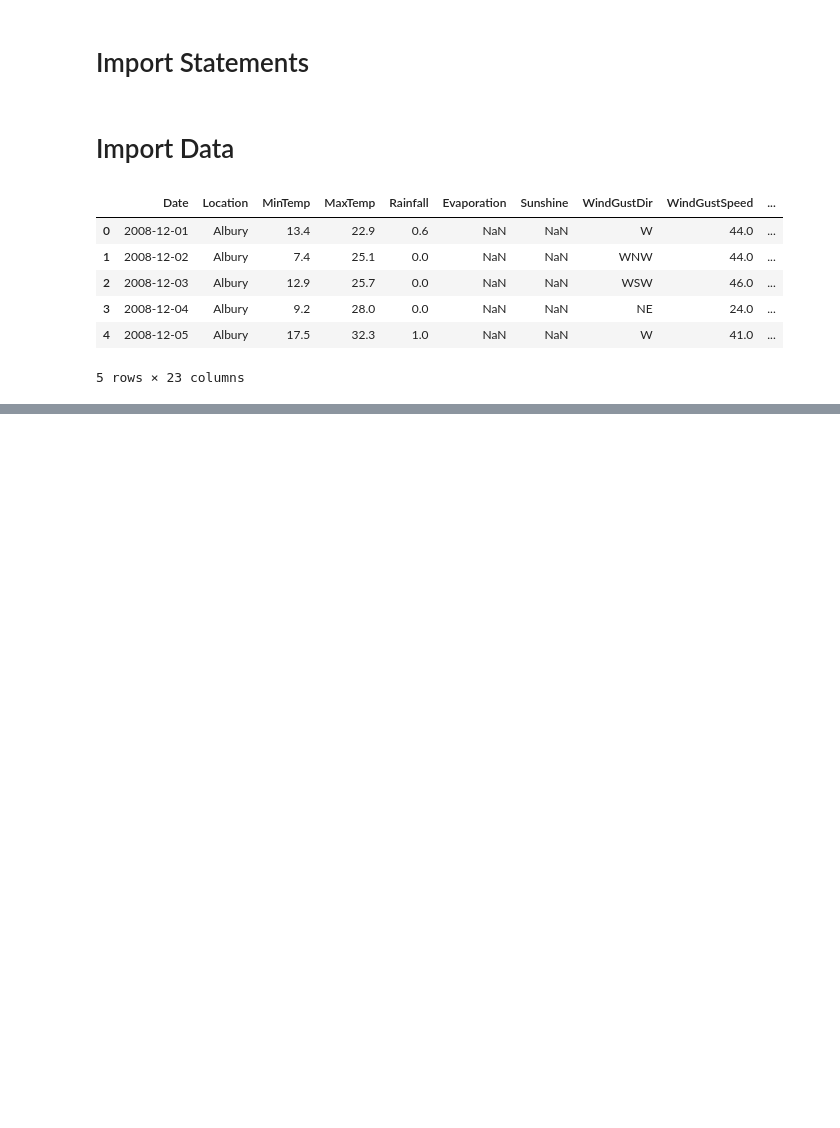
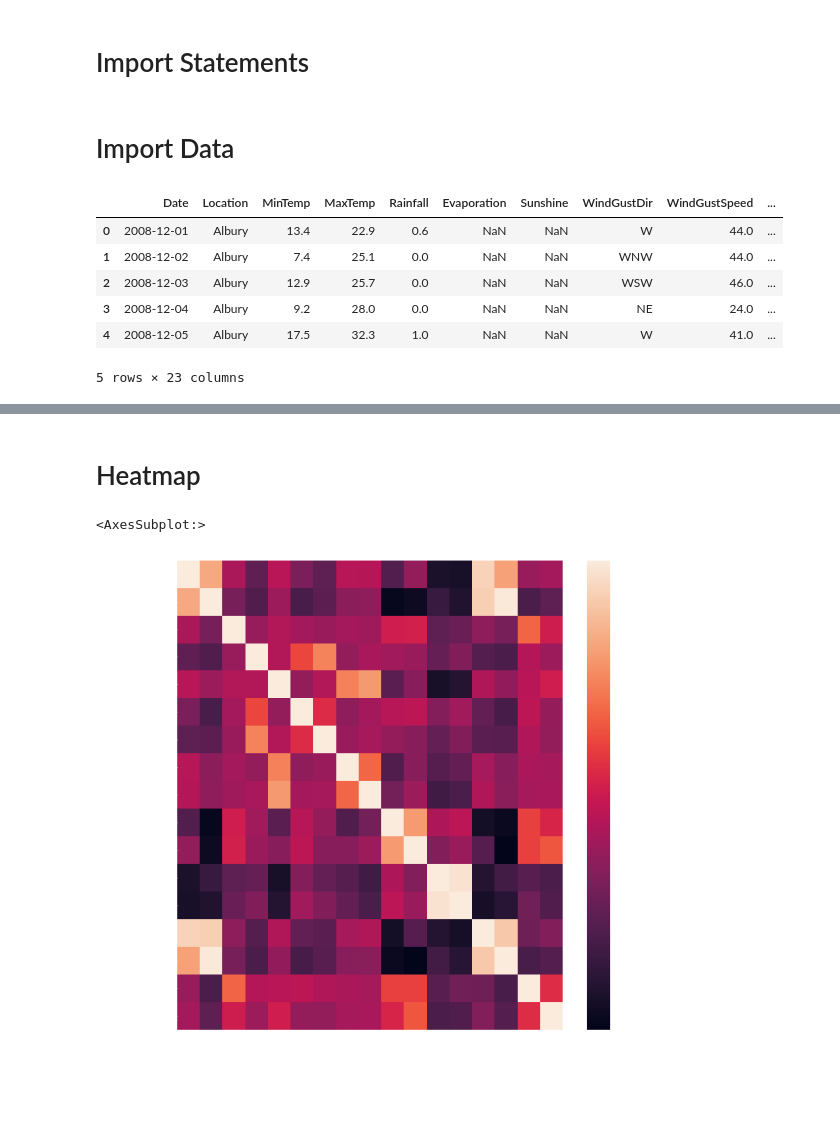
Before and after one commit to kumara0230/ORI-Rain-Prediction, a Jupyter notebook: RainPredictionORI.ipynb, the cells around one changed output, grey strips where cells are left out. Saved outputs shown, nothing was run; the diff lists cells and outputs as text; code cells hidden in the pictures; blank space fills up the shorter version.

```diff
--- a/RainPredictionORI.ipynb
+++ b/RainPredictionORI.ipynb
@@ -21,0 +119,8 @@ df.head()
+# %% [markdown]
+# Heatmap
+# %%
+plt.figure(figsize = (10,10))
+sns.heatmap(df.corr())
+# %% [output]
+<AxesSubplot:>
+[figure, added]
```
Also changed, not shown: parts of 13 cells of this notebook.
